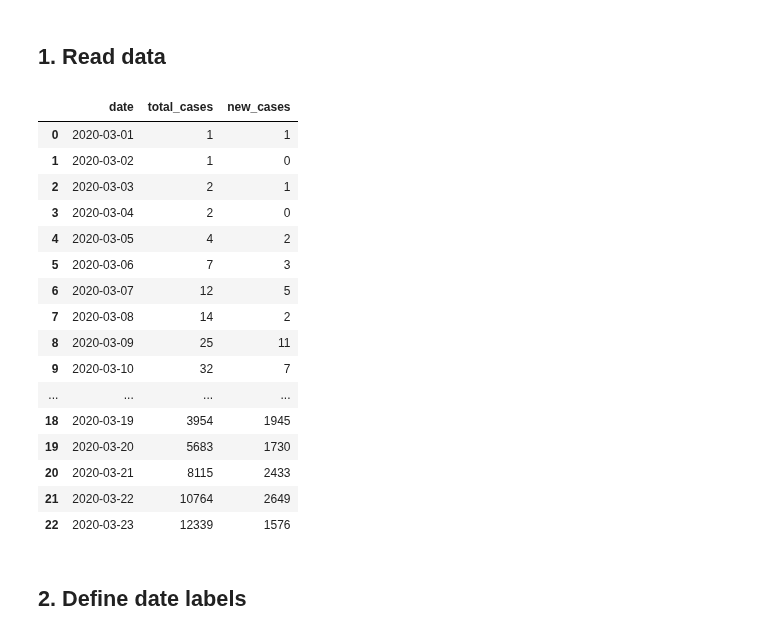
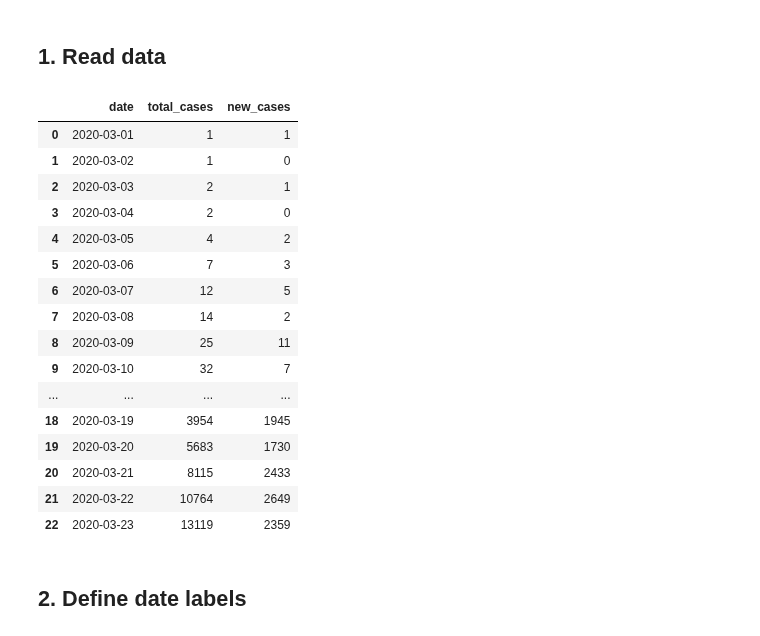
Before and after one commit to carlos-afonso/COVID-19, a Jupyter notebook: notebooks/nyc-covid-19-cases-over-time.ipynb, the cells around one changed output. Cells and saved outputs as stored; diff of their text form; code cells hidden in the pictures.

```diff
--- a/notebooks/nyc-covid-19-cases-over-time.ipynb
+++ b/notebooks/nyc-covid-19-cases-over-time.ipynb
@@ -11,31 +11,31 @@ import pandas as pd
 # %% [markdown]
 ## 1. Read data
 # %%
-update_str = 'as reported by NYC Health on March 23, 2020, 9:35am'
+update_str = 'as reported by NYC Health on March 23, 2020, 5pm'
 source_str = 'Data: nyc.gov/coronavirus - Plot: carlos-afonso.github.io/COVID-19'
 
 data_file = '../data/nyc-health-daily-data-summary/nyc-covid-19-cases-over-time.csv'
 
 df = pd.read_csv(data_file)
 df
 # %% [output]
 |  | date | total_cases | new_cases |
 | 0 | 2020-03-01 | 1 | 1 |
 | 1 | 2020-03-02 | 1 | 0 |
 | 2 | 2020-03-03 | 2 | 1 |
 | 3 | 2020-03-04 | 2 | 0 |
 | 4 | 2020-03-05 | 4 | 2 |
 | 5 | 2020-03-06 | 7 | 3 |
 | 6 | 2020-03-07 | 12 | 5 |
 | 7 | 2020-03-08 | 14 | 2 |
 | 8 | 2020-03-09 | 25 | 11 |
 | 9 | 2020-03-10 | 32 | 7 |
 | ... | ... | ... | ... |
 | 18 | 2020-03-19 | 3954 | 1945 |
 | 19 | 2020-03-20 | 5683 | 1730 |
 | 20 | 2020-03-21 | 8115 | 2433 |
 | 21 | 2020-03-22 | 10764 | 2649 |
-| 22 | 2020-03-23 | 12339 | 1576 |
+| 22 | 2020-03-23 | 13119 | 2359 |
 # %% [markdown]
 ## 2. Define date labels
 # %%
```
Also changed, not shown: parts of 4 cells of this notebook, 7 other files.
